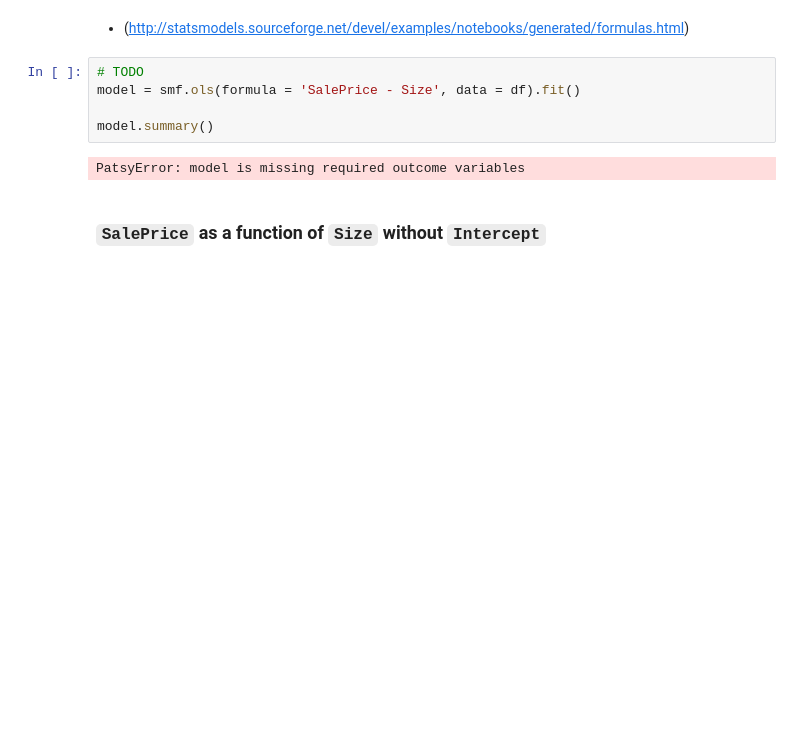
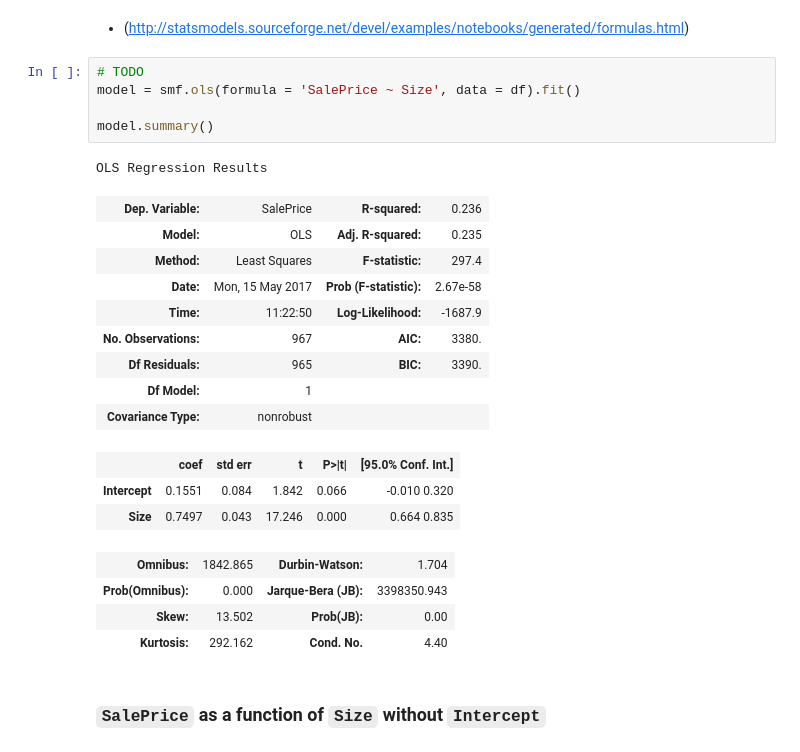
Before and after one commit to laurasergio/DS-SF-34, a Jupyter notebook: classes/07/notebooks/codealong-07-linear-regression-starter-code.ipynb, the cells around one changed output. Drawn from its saved outputs; the diff is of its cells as text; blank space fills up the shorter version.

```diff
--- a/classes/07/notebooks/codealong-07-linear-regression-starter-code.ipynb
+++ b/classes/07/notebooks/codealong-07-linear-regression-starter-code.ipynb
@@ -268,11 +307,27 @@ stats.norm.ppf(stats.norm.cdf(1))
 - (http://statsmodels.sourceforge.net/devel/examples/notebooks/generated/formulas.html)
 # %%
 # TODO
-model = smf.ols(formula = 'SalePrice - Size', data = df).fit()
+model = smf.ols(formula = 'SalePrice ~ Size', data = df).fit()
 
 model.summary()
 # %% [output]
-PatsyError: model is missing required outcome variables
+OLS Regression Results
+| Dep. Variable: | SalePrice | R-squared: | 0.236 |
+| Model: | OLS | Adj. R-squared: | 0.235 |
+| Method: | Least Squares | F-statistic: | 297.4 |
+| Date: | Mon, 15 May 2017 | Prob (F-statistic): | 2.67e-58 |
+| Time: | 11:22:50 | Log-Likelihood: | -1687.9 |
+| No. Observations: | 967 | AIC: | 3380. |
+| Df Residuals: | 965 | BIC: | 3390. |
+| Df Model: | 1 |  |  |
+| Covariance Type: | nonrobust |  |  |
+|  | coef | std err | t | P>|t| | [95.0% Conf. Int.] |
+| Intercept | 0.1551 | 0.084 | 1.842 | 0.066 | -0.010 0.320 |
+| Size | 0.7497 | 0.043 | 17.246 | 0.000 | 0.664 0.835 |
+| Omnibus: | 1842.865 | Durbin-Watson: | 1.704 |
+| Prob(Omnibus): | 0.000 | Jarque-Bera (JB): | 3398350.943 |
+| Skew: | 13.502 | Prob(JB): | 0.00 |
+| Kurtosis: | 292.162 | Cond. No. | 4.40 |
 # %% [markdown]
 ### `SalePrice` as a function of `Size` without `Intercept`
 # %%
```
Also changed, not shown: parts of 44 cells of this notebook, 1 other file.
